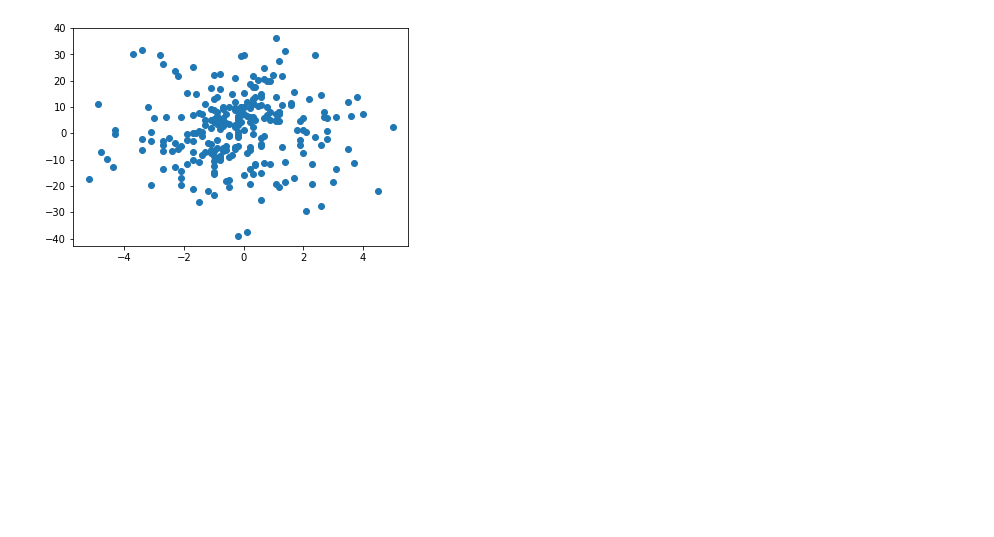
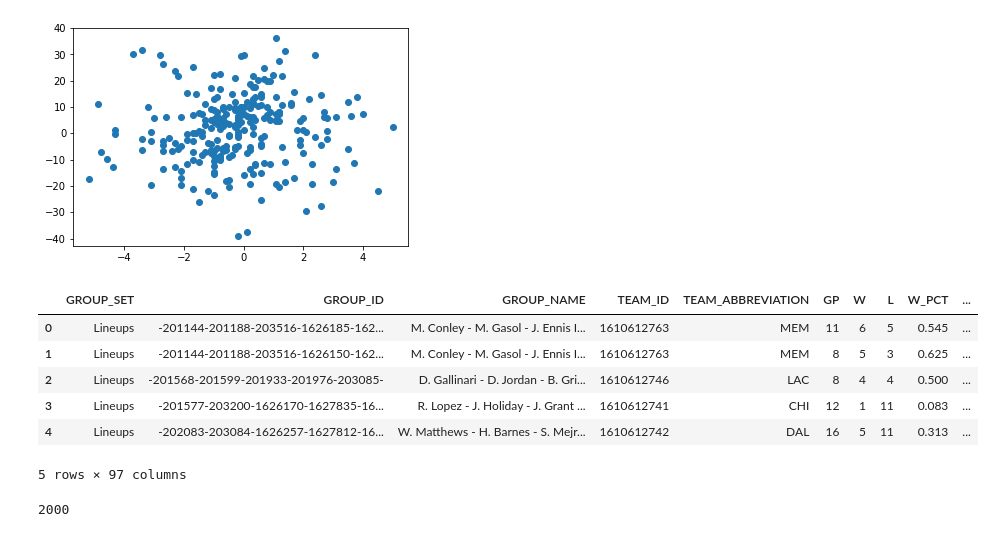
Before and after one commit to DylanHong/Math76, a Jupyter notebook: ChemistryScore.ipynb, the cells around one changed output. Drawn from its saved outputs; the diff is of its cells as text; code cells hidden in the pictures; blank space fills up the shorter version.

```diff
--- a/ChemistryScore.ipynb
+++ b/ChemistryScore.ipynb
@@ -104,3 +93,36 @@ def PlayerData(season,per):
+# %%
+def PlayerData(season,per):
+    tempdf1 = leaguedashplayerstats.LeagueDashPlayerStats(measure_type_detailed_defense = 'Base',
+                                                 season = season,
+                                                 per_mode_detailed = per).get_data_frames()[0]
+    tempdf2 = leaguedashplayerstats.LeagueDashPlayerStats(measure_type_detailed_defense = 'Advanced',
+                                                 season = season,
+                                                 per_mode_detailed = per).get_data_frames()[0]
+    time.sleep(1)
+    tempdf3 = leaguedashplayerstats.LeagueDashPlayerStats(measure_type_detailed_defense = 'Usage',
+                                                 season = season,
+                                                 per_mode_detailed = per).get_data_frames()[0]
+    tempdf4 = leaguedashplayerstats.LeagueDashPlayerStats(measure_type_detailed_defense = 'Misc',
+                                                 season = season,
+                                                 per_mode_detailed = per).get_data_frames()[0]
+    time.sleep(1)
+    tempdf5 = leaguedashplayerstats.LeagueDashPlayerStats(measure_type_detailed_defense = 'Scoring',
+                                                 season = season,
+                                                 per_mode_detailed = per).get_data_frames()[0]
+    tempdf6 = leaguedashplayerstats.LeagueDashPlayerStats(measure_type_detailed_defense = 'Defense',
+                                                 season = season,
+                                                 per_mode_detailed = per).get_data_frames()[0]
+
+    tempdf = pd.merge(tempdf1,tempdf2, on='PLAYER_ID', how='outer', suffixes = ('','_y'))
+    tempdf = pd.merge(tempdf,tempdf3, on='PLAYER_ID', how='outer', suffixes = ('','_y'))
+    tempdf = pd.merge(tempdf,tempdf4, on='PLAYER_ID', how='outer', suffixes = ('','_y'))
+    tempdf = pd.merge(tempdf,tempdf5, on='PLAYER_ID', how='outer', suffixes = ('','_y'))
+    tempdf = pd.merge(tempdf,tempdf6, on='PLAYER_ID', how='outer', suffixes = ('','_y'))
+
+    tempdf = tempdf[tempdf.columns[~tempdf.columns.str.contains('RANK')]]
+    tempdf = tempdf[tempdf.columns[~tempdf.columns.str.contains('_y')]]
+
+    return(tempdf)
 # %%
 dfLineup18 = LineupData('2017-18','Per100Possessions')
 dfPlayer18 = PlayerData('2017-18','Per100Possessions')
@@ -333,0 +367,17 @@ plt.scatter(dfLineup['STL_NET'],dfLineup['PLUS_MINUS'])
+# %%
+dfLineup.head()
+# %% [output]
+|  | GROUP_SET | GROUP_ID | GROUP_NAME | TEAM_ID | TEAM_ABBREVIATION | GP | W | L | W_PCT | ... |
+| 0 | Lineups | -201144-201188-203516-1626185-162... | M. Conley - M. Gasol - J. Ennis I... | 1610612763 | MEM | 11 | 6 | 5 | 0.545 | ... |
+| 1 | Lineups | -201144-201188-203516-1626150-162... | M. Conley - M. Gasol - J. Ennis I... | 1610612763 | MEM | 8 | 5 | 3 | 0.625 | ... |
+| 2 | Lineups | -201568-201599-201933-201976-203085- | D. Gallinari - D. Jordan - B. Gri... | 1610612746 | LAC | 8 | 4 | 4 | 0.500 | ... |
+| 3 | Lineups | -201577-203200-1626170-1627835-16... | R. Lopez - J. Holiday - J. Grant ... | 1610612741 | CHI | 12 | 1 | 11 | 0.083 | ... |
+| 4 | Lineups | -202083-203084-1626257-1627812-16... | W. Matthews - H. Barnes - S. Mejr... | 1610612742 | DAL | 16 | 5 | 11 | 0.313 | ... |
+5 rows × 97 columns
+# %%
+tempdf = leaguedashlineups.LeagueDashLineups(measure_type_detailed_defense = 'Base',
+                                                 season = season,
+                                                 per_mode_detailed = per).get_data_frames()[0]
+print(len(tempdf))
+# %% [output]
+2000
```
Also changed, not shown: parts of 5 cells of this notebook.
